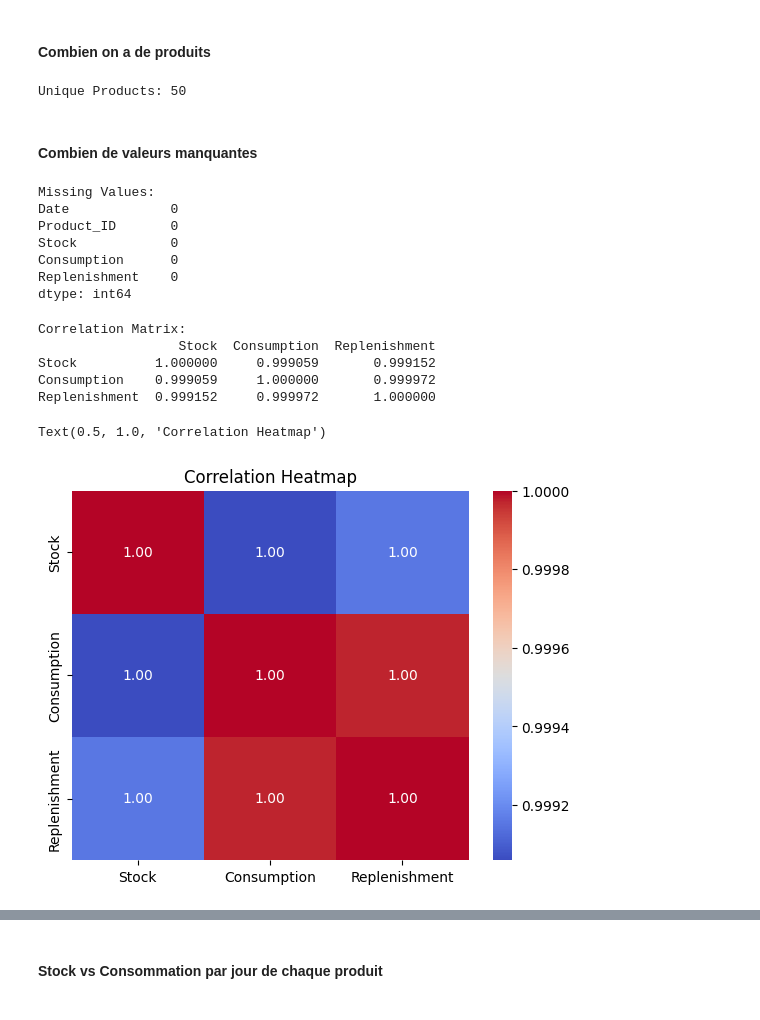
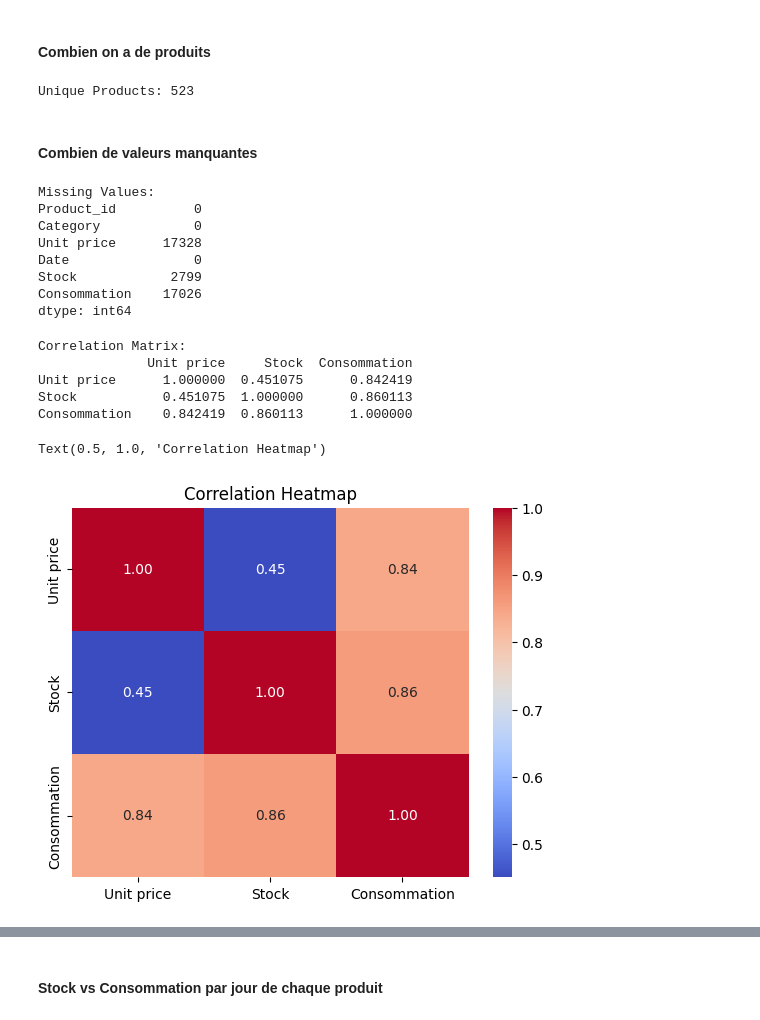
Before and after one commit to 3zden/Stock-out-prediction, a Jupyter notebook: Modeling Phase/EDA.ipynb, the cells around one changed output, grey strips where cells are left out. Drawn from its saved outputs; the diff is of its cells as text; code cells hidden in the pictures.

Commit message:
importing data, transform it to the right shape, doing EDA, get stuck in stock column :idont know if the stock same stock get produce all days

```diff
--- a/Modeling Phase/EDA.ipynb
+++ b/Modeling Phase/EDA.ipynb
@@ -18,6 +19,5 @@ c:\Projects\Delis Project\Data
 ### Data Importation
 # %%
 # Load and prepare data
-data = pd.read_csv('stock_dataset1.csv', parse_dates=['Jour'])
-data.rename(columns={'Jour': 'Date', 'Consommation': 'Consumption',
-                  'Reapprovisionnement': 'Replenishment'}, inplace=True)
+data1 = pd.read_csv('data1.csv',  names=['Product', 'Category','Unit price','Date','Stock','Consommation'])
+data1.head()
@@ -23,0 +31,17 @@ data.rename(columns={'Jour': 'Date', 'Consommation': 'Consumption',
+# %%
+
+split_data = data1['Product'].str.split('\t', expand=True)
+data = pd.DataFrame({
+    'Product_id': split_data[0],
+    'Category': split_data[1],
+    'Unit price': split_data[2],
+    'Date': split_data[3],
+    'Stock': split_data[4],
+    'Consommation': split_data[5]
+})
+data = data.drop(0)
+data['Product_id']= pd.to_numeric(data['Product_id'])
+data['Date']= pd.to_datetime(data['Date'])
+data['Stock']= pd.to_numeric(data['Stock'])
+data['Unit price'] = pd.to_numeric(data['Unit price'])
+data['Consommation']= pd.to_numeric(data['Consommation'])
@@ -60,9 +87,9 @@ Time Range: 2025-01-01 to 2025-06-29
 #### Combien on a de produits
 # %%
 
-print(f"Unique Products: {data['Product_ID'].nunique()}")
+print(f"Unique Products: {data['Product_id'].nunique()}")
 # %% [output]
-Unique Products: 50
+Unique Products: 523
 # %% [markdown]
 #### Combien de valeurs manquantes
 # %%
@@ -70,26 +97,27 @@ print("\nMissing Values:")
 print(data.isnull().sum())
 # %% [output]
 Missing Values:
-Date             0
-Product_ID       0
-Stock            0
-Consumption      0
-Replenishment    0
+Product_id          0
+Category            0
+Unit price      17328
+Date                0
+Stock            2799
+Consommation    17026
 dtype: int64
 # %%
-numdata = data[['Stock','Consumption','Replenishment']].describe()
+numdata = data[['Unit price','Stock','Consommation']].describe()
 corr = numdata.corr()
 print("\nCorrelation Matrix:")
 print(corr)
 sns.heatmap(corr, annot=True, cmap='coolwarm', fmt='.2f')
 plt.title('Correlation Heatmap')
 # %% [output]
 Correlation Matrix:
-                  Stock  Consumption  Replenishment
-Stock          1.000000     0.999059       0.999152
-Consumption    0.999059     1.000000       0.999972
-Replenishment  0.999152     0.999972       1.000000
+              Unit price     Stock  Consommation
+Unit price      1.000000  0.451075      0.842419
+Stock           0.451075  1.000000      0.860113
+Consommation    0.842419  0.860113      1.000000
 Text(0.5, 1.0, 'Correlation Heatmap')
-[figure, old version]
+[figure, new version]
 # %%
 plt.figure(figsize=(20, 10))
```
Also changed, not shown: parts of 15 cells of this notebook, 5 other files.
